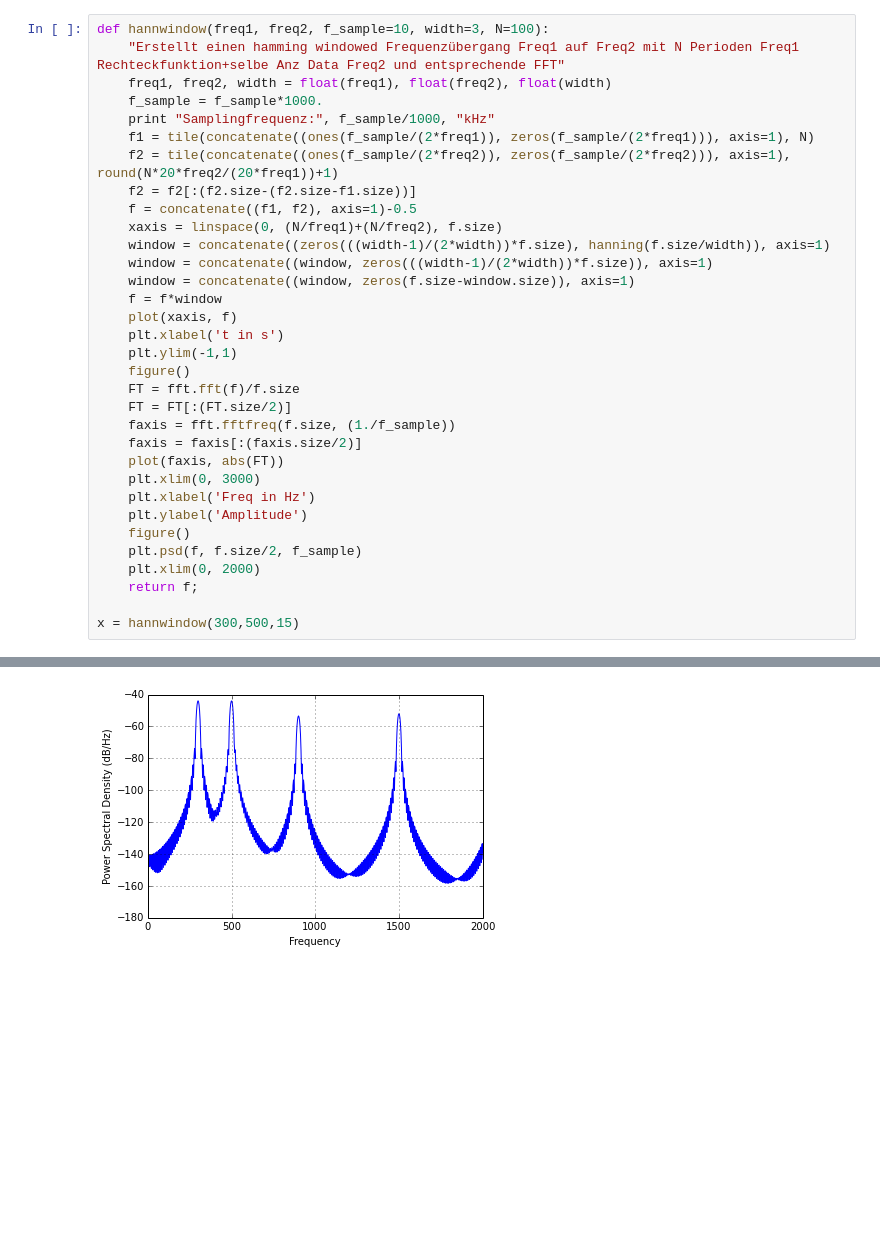
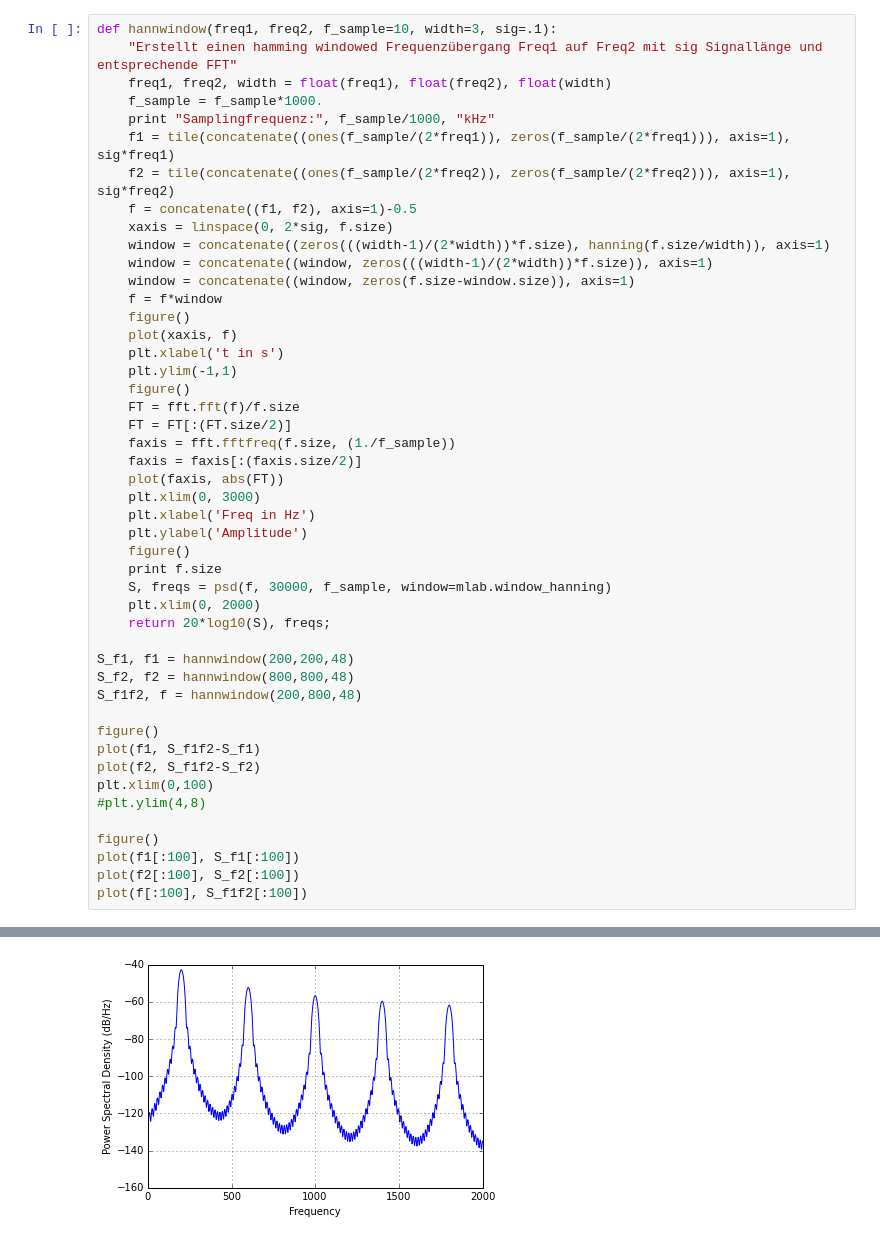
Before and after one commit to wachtlerlab/RWeiss, a Jupyter notebook: Hann-Window.ipynb, the cells around one changed output, grey strips where cells are left out. Drawn from its saved outputs; the diff is of its cells as text; blank space fills up the shorter version.

```diff
--- a/Hann-Window.ipynb
+++ b/Hann-Window.ipynb
@@ -1,18 +1,18 @@
 # %%
-def hannwindow(freq1, freq2, f_sample=10, width=3, N=100):
-    "Erstellt einen hamming windowed Frequenzübergang Freq1 auf Freq2 mit N Perioden Freq1 Rechteckfunktion+selbe Anz Data Freq2 und entsprechende FFT"
+def hannwindow(freq1, freq2, f_sample=10, width=3, sig=.1):
+    "Erstellt einen hamming windowed Frequenzübergang Freq1 auf Freq2 mit sig Signallänge und entsprechende FFT"
     freq1, freq2, width = float(freq1), float(freq2), float(width)
     f_sample = f_sample*1000.
     print "Samplingfrequenz:", f_sample/1000, "kHz"
-    f1 = tile(concatenate((ones(f_sample/(2*freq1)), zeros(f_sample/(2*freq1))), axis=1), N)
-    f2 = tile(concatenate((ones(f_sample/(2*freq2)), zeros(f_sample/(2*freq2))), axis=1), round(N*20*freq2/(20*freq1))+1)
-    f2 = f2[:(f2.size-(f2.size-f1.size))]
+    f1 = tile(concatenate((ones(f_sample/(2*freq1)), zeros(f_sample/(2*freq1))), axis=1), sig*freq1)
+    f2 = tile(concatenate((ones(f_sample/(2*freq2)), zeros(f_sample/(2*freq2))), axis=1), sig*freq2)
     f = concatenate((f1, f2), axis=1)-0.5
-    xaxis = linspace(0, (N/freq1)+(N/freq2), f.size)
+    xaxis = linspace(0, 2*sig, f.size)
     window = concatenate((zeros(((width-1)/(2*width))*f.size), hanning(f.size/width)), axis=1)
     window = concatenate((window, zeros(((width-1)/(2*width))*f.size)), axis=1)
     window = concatenate((window, zeros(f.size-window.size)), axis=1)
     f = f*window
+    figure()
     plot(xaxis, f)
     plt.xlabel('t in s')
     plt.ylim(-1,1)
@@ -26,9 +26,23 @@ def hannwindow(freq1, freq2, f_sample=10, width=3, N=100):
     plt.xlabel('Freq in Hz')
     plt.ylabel('Amplitude')
     figure()
-    plt.psd(f, f.size/2, f_sample)
+    print f.size
+    S, freqs = psd(f, 30000, f_sample, window=mlab.window_hanning)
     plt.xlim(0, 2000)
-    return f;
+    return 20*log10(S), freqs;
 
-x = hannwindow(300,500,15)
+S_f1, f1 = hannwindow(200,200,48)
+S_f2, f2 = hannwindow(800,800,48)
+S_f1f2, f = hannwindow(200,800,48)
+
+figure()
+plot(f1, S_f1f2-S_f1)
+plot(f2, S_f1f2-S_f2)
+plt.xlim(0,100)
+#plt.ylim(4,8)
+
+figure()
+plot(f1[:100], S_f1[:100])
+plot(f2[:100], S_f2[:100])
+plot(f[:100], S_f1f2[:100])
 # %% [output]
@@ -38 +58 @@ Samplingfrequenz: 15.0 kHz
-[figure, old version]
+[figure, new version]
```
Also changed, not shown: parts of 1 cell of this notebook, 10 other files.
